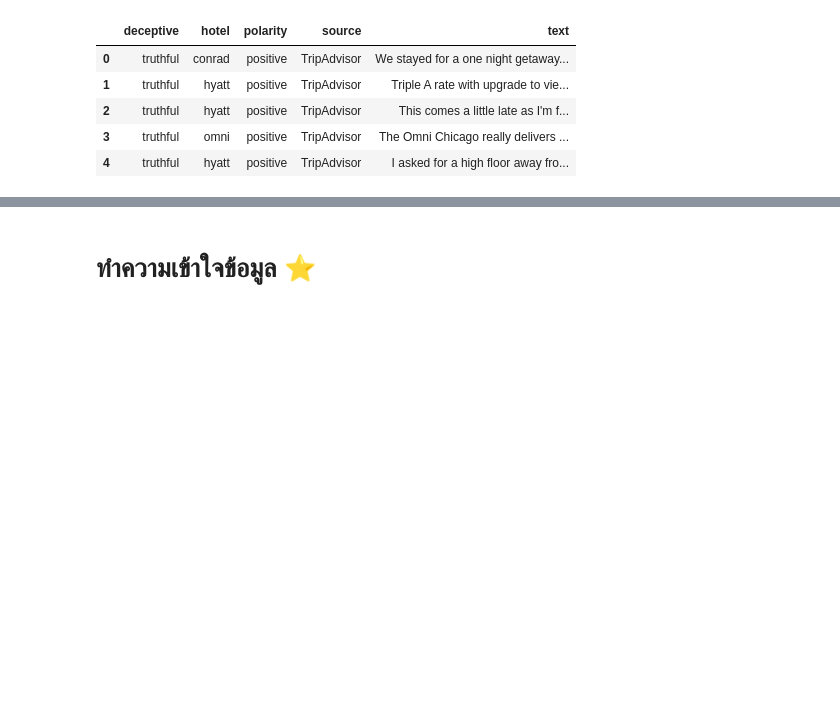
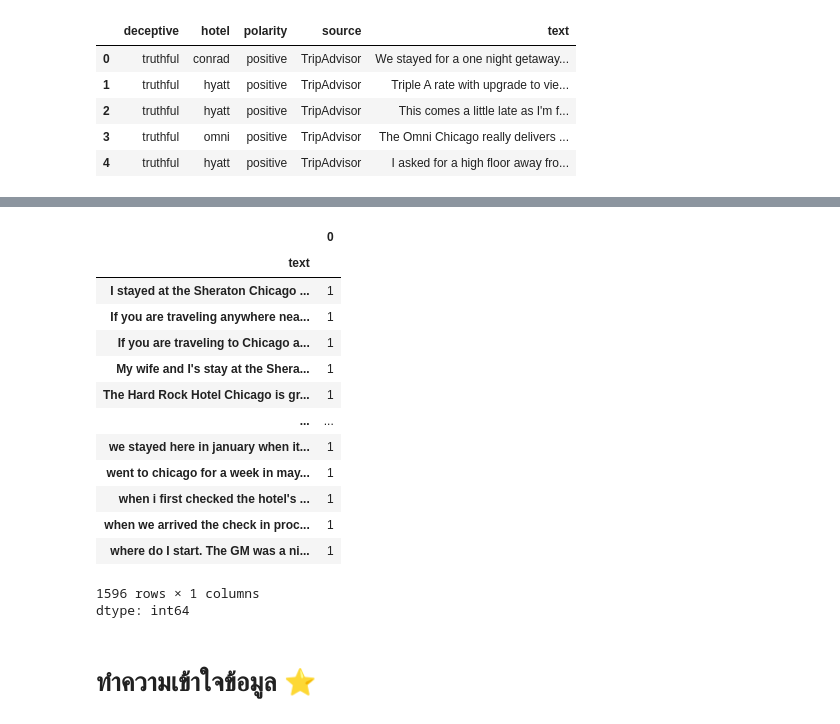
Before and after one commit to Napawan2005/NLP-TextPreprocessing, a Jupyter notebook: NLP_EDA.ipynb, the cells around one changed output, grey strips where cells are left out. Saved outputs shown, nothing was run; the diff lists cells and outputs as text; code cells hidden in the pictures; blank space fills up the shorter version.

```diff
--- a/NLP_EDA.ipynb
+++ b/NLP_EDA.ipynb
@@ -68,3 +154,22 @@ Loading data from: /kaggle/input/deceptive-opinion-spam-corpus/deceptive-opinion
+# %%
+
+df.groupby('text').size()
+# %% [output]
+|  | 0 |
+| text |  |
+| I stayed at the Sheraton Chicago ... | 1 |
+| If you are traveling anywhere nea... | 1 |
+| If you are traveling to Chicago a... | 1 |
+| My wife and I's stay at the Shera... | 1 |
+| The Hard Rock Hotel Chicago is gr... | 1 |
+| ... | ... |
+| we stayed here in january when it... | 1 |
+| went to chicago for a week in may... | 1 |
+| when i first checked the hotel's ... | 1 |
+| when we arrived the check in proc... | 1 |
+| where do I start. The GM was a ni... | 1 |
+1596 rows × 1 columns
+dtype: int64
 # %% [markdown]
 # ทำความเข้าใจข้อมูล ⭐
 # %% [markdown]
```
Also changed, not shown: parts of 21 cells of this notebook.
